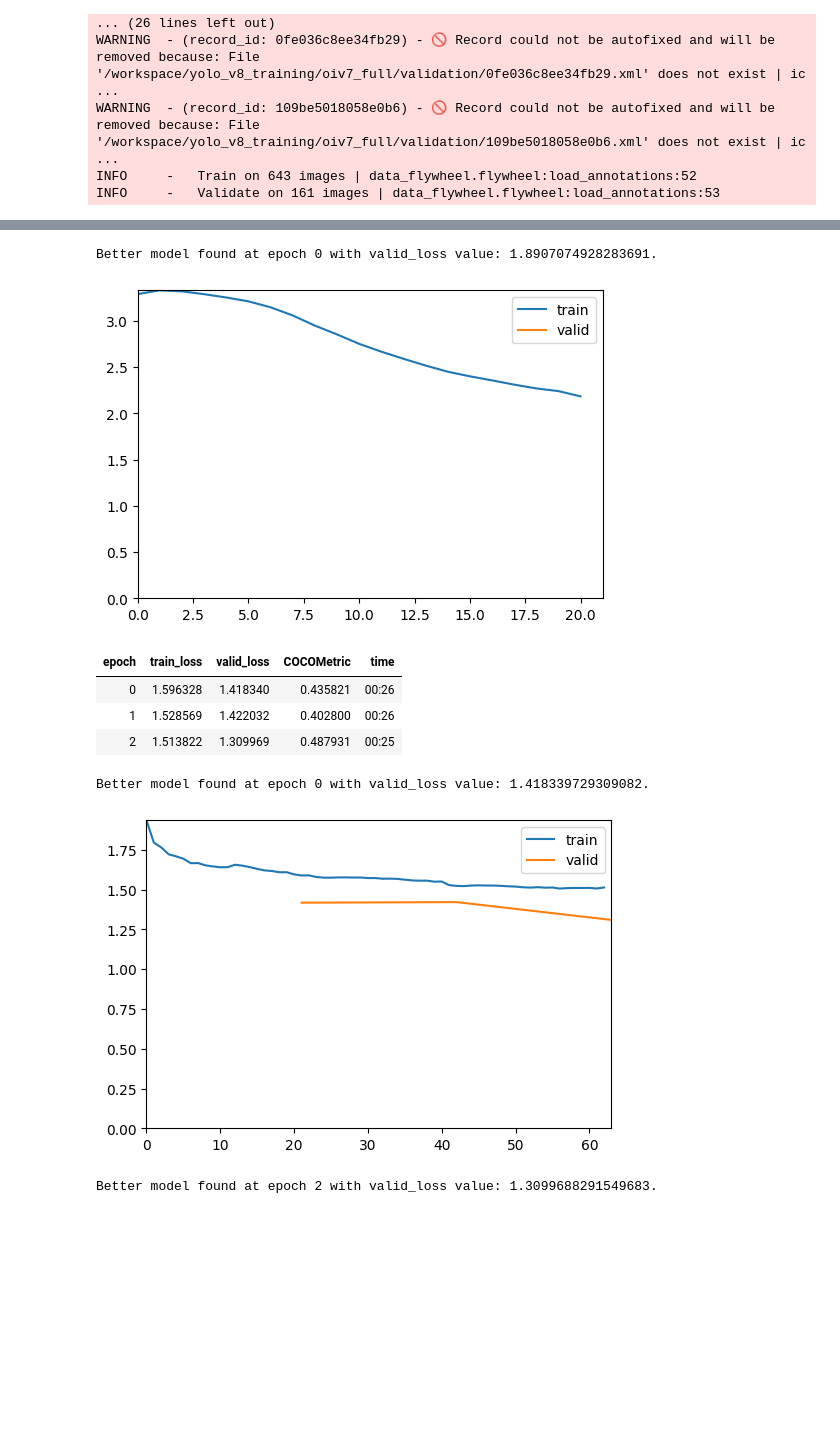
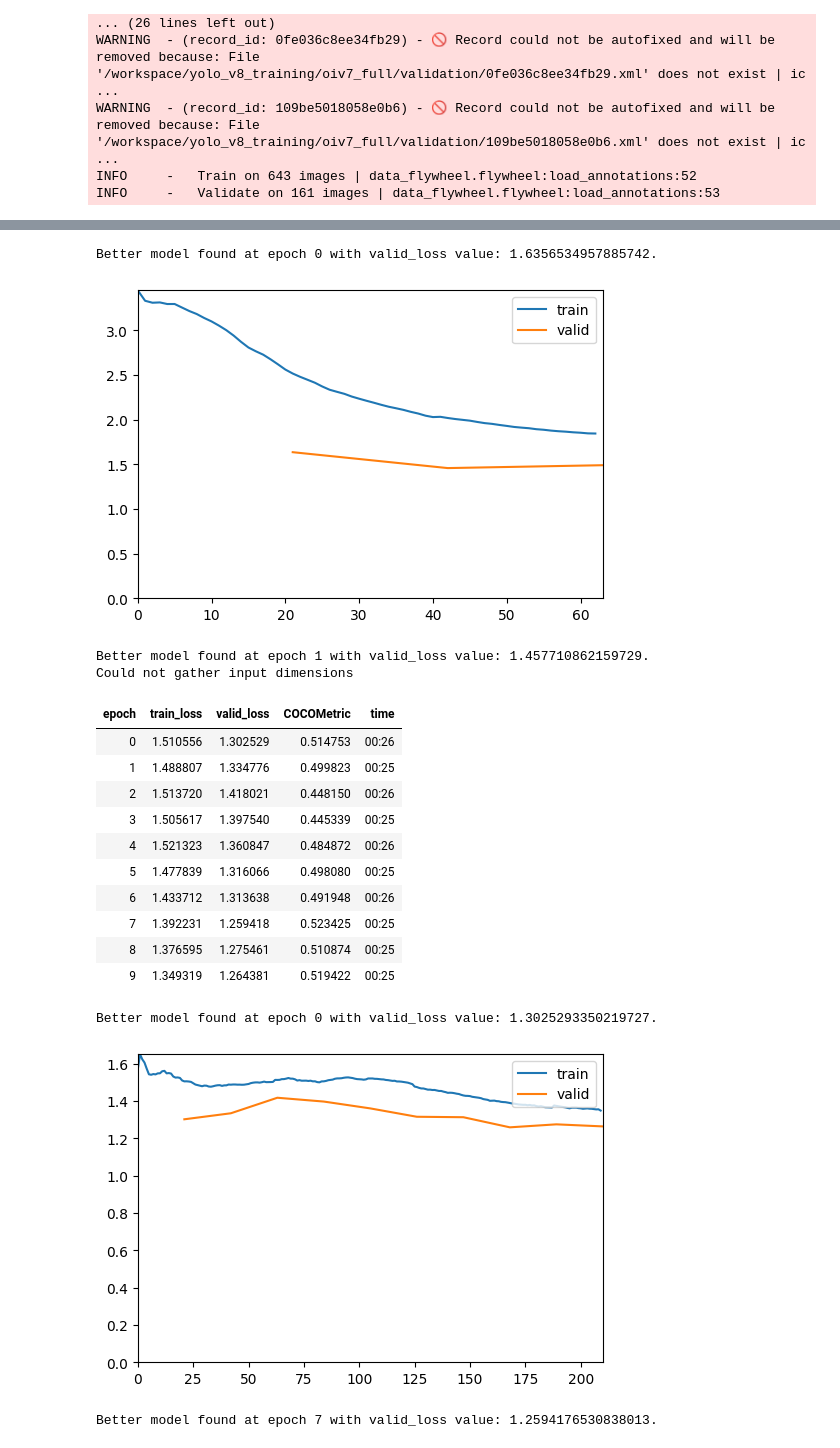
Before and after one commit to dnth/data-flywheel, a Jupyter notebook: debug.ipynb, the cells around one changed output, grey strips where cells are left out. Cells and saved outputs as stored; diff of their text form; code cells hidden in the pictures; blank space fills up the shorter version.

```diff
--- a/debug.ipynb
+++ b/debug.ipynb
@@ -40,6 +49,6 @@ INFO     -   Validate on 161 images | data_flywheel.flywheel:load_annotations:53
 # %%
 %matplotlib inline
 
-flywheel.train_model(batch_size=32, epoch=3)
+flywheel.train_model(batch_size=32, epoch=10, freeze_epoch=3)
 # %% [output]
 INFO     - Loading model... | data_flywheel.flywheel:train_model:56
@@ -69,12 +82,21 @@ size mismatch for bbox_head.vfnet_cls.bias: copying a param with shape torch.Siz
-Better model found at epoch 0 with valid_loss value: 1.8907074928283691.
+Better model found at epoch 0 with valid_loss value: 1.6356534957885742.
-[figure, old version]
+[figure, new version]
+Better model found at epoch 1 with valid_loss value: 1.457710862159729.
+Could not gather input dimensions
 | epoch | train_loss | valid_loss | COCOMetric | time |
-| 0 | 1.596328 | 1.418340 | 0.435821 | 00:26 |
-| 1 | 1.528569 | 1.422032 | 0.402800 | 00:26 |
-| 2 | 1.513822 | 1.309969 | 0.487931 | 00:25 |
+| 0 | 1.510556 | 1.302529 | 0.514753 | 00:26 |
+| 1 | 1.488807 | 1.334776 | 0.499823 | 00:25 |
+| 2 | 1.513720 | 1.418021 | 0.448150 | 00:26 |
+| 3 | 1.505617 | 1.397540 | 0.445339 | 00:25 |
+| 4 | 1.521323 | 1.360847 | 0.484872 | 00:26 |
+| 5 | 1.477839 | 1.316066 | 0.498080 | 00:25 |
+| 6 | 1.433712 | 1.313638 | 0.491948 | 00:26 |
+| 7 | 1.392231 | 1.259418 | 0.523425 | 00:25 |
+| 8 | 1.376595 | 1.275461 | 0.510874 | 00:25 |
+| 9 | 1.349319 | 1.264381 | 0.519422 | 00:25 |
-Better model found at epoch 0 with valid_loss value: 1.418339729309082.
+Better model found at epoch 0 with valid_loss value: 1.3025293350219727.
-[figure, old version]
+[figure, new version]
-Better model found at epoch 2 with valid_loss value: 1.3099688291549683.
+Better model found at epoch 7 with valid_loss value: 1.2594176530838013.
 # %%
 annotations_to_review = flywheel.get_most_wrong(method='top-loss')
 # %% [output]
```
Also changed, not shown: parts of 5 cells of this notebook, 1 other file.
